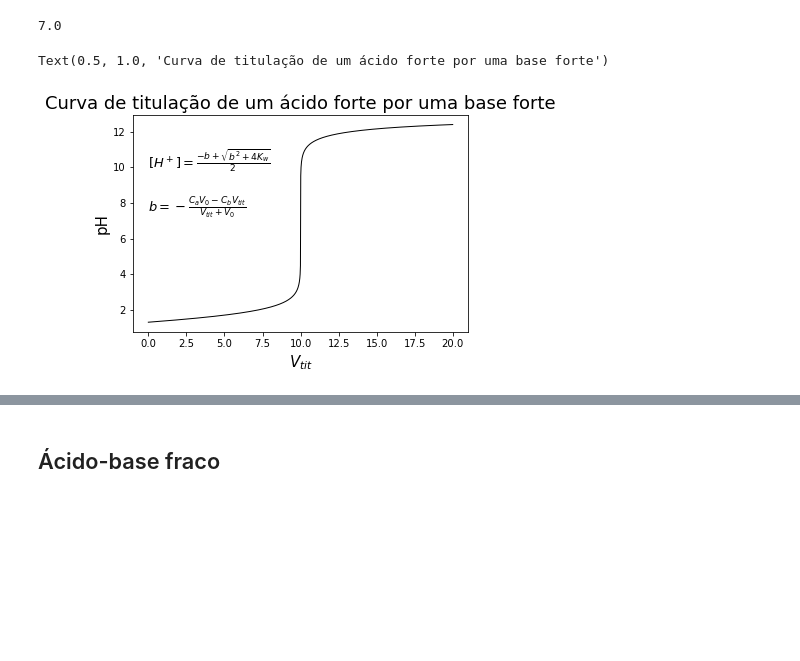
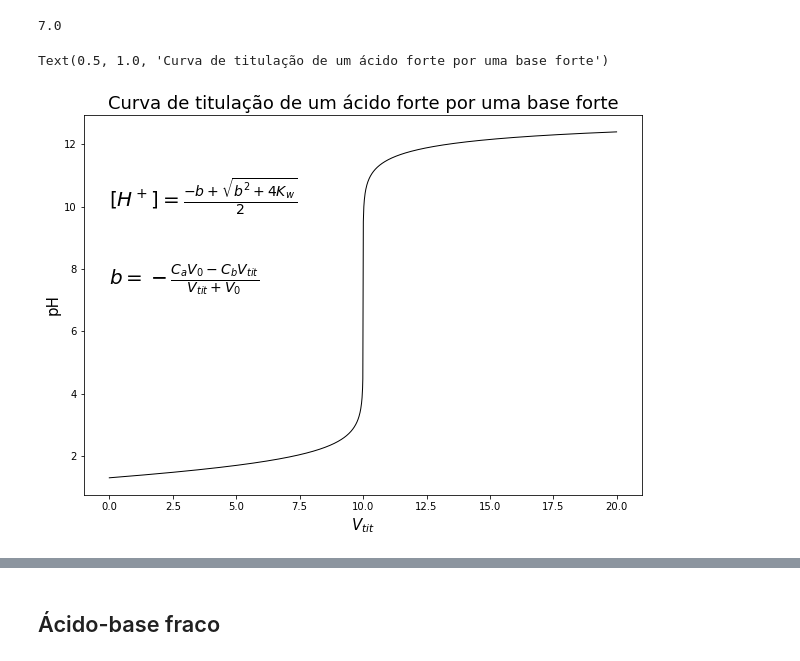
Before and after one commit to GustavoMarzullo/Curva-de-Titulacao, a Jupyter notebook: Curva de titulação.ipynb, the cells around one changed output, grey strips where cells are left out. Drawn from its saved outputs; the diff is of its cells as text; code cells hidden in the pictures; blank space fills up the shorter version.

```diff
--- a/Curva de titulação.ipynb
+++ b/Curva de titulação.ipynb
@@ -3,7 +3,7 @@ from numpy import arange,diff
 from math import log10 as log
 from math import sqrt as raiz
 import matplotlib.pyplot as plt
-#plt.rcParams["figure.figsize"] = [10,7]
+plt.rcParams["figure.figsize"] = [10,7]
 # %% [markdown]
 # Ácido-base  monoprótico
 # %% [markdown]
@@ -25,29 +25,29 @@ tit_a(25)
 # %%
 def curva():
     Ca=0.05 #definindo as constantes
     Cb=0.1
     V0=20
     Kw=1e-14
     pH,Vtit=[],[] #criando as listas com valores de Vtit e pH
     for vtit in arange(0,20,0.01): #calculando o pH para cada Vtit
         Vtit.append(vtit)
         b=-(Ca*V0-Cb*vtit)/(vtit+V0)
         H=(-b+raiz(b**2+4*Kw))/2
         pH.append(-log(H))
     return pH,Vtit
 
 #plotando e salvando
 pH,Vtit=curva()
 plt.plot(Vtit,pH,linewidth=1,color='black')
-plt.annotate('$[H^+]=\\frac{-b+\sqrt{b^2+4K_w}}{2}$',xy=(0,10),size=13)
-plt.annotate('$b=-\\frac{C_a V_{0}-C_b V_{tit}}{V_{tit}+V_0}$',xy=(0,7.5),size=13)
+plt.annotate('$[H^+]=\\frac{-b+\sqrt{b^2+4K_w}}{2}$',xy=(0,10),size=20)
+plt.annotate('$b=-\\frac{C_a V_{0}-C_b V_{tit}}{V_{tit}+V_0}$',xy=(0,7.5),size=20)
 plt.xlabel('$V_{tit}$',size=15)
 plt.ylabel('pH',size=15)
 plt.title('Curva de titulação de um ácido forte por uma base forte',size=18)
 #plt.savefig('Curva de Titulação',dpi=300,format='jpeg')
 # %% [output]
 Text(0.5, 1.0, 'Curva de titulação de um ácido forte por uma base forte')
-[figure, old version]
+[figure, new version]
 # %%
 def curva():
     Ca=0.1 #definindo as constantes
```
Also changed, not shown: parts of 10 cells of this notebook, 1 other file.
